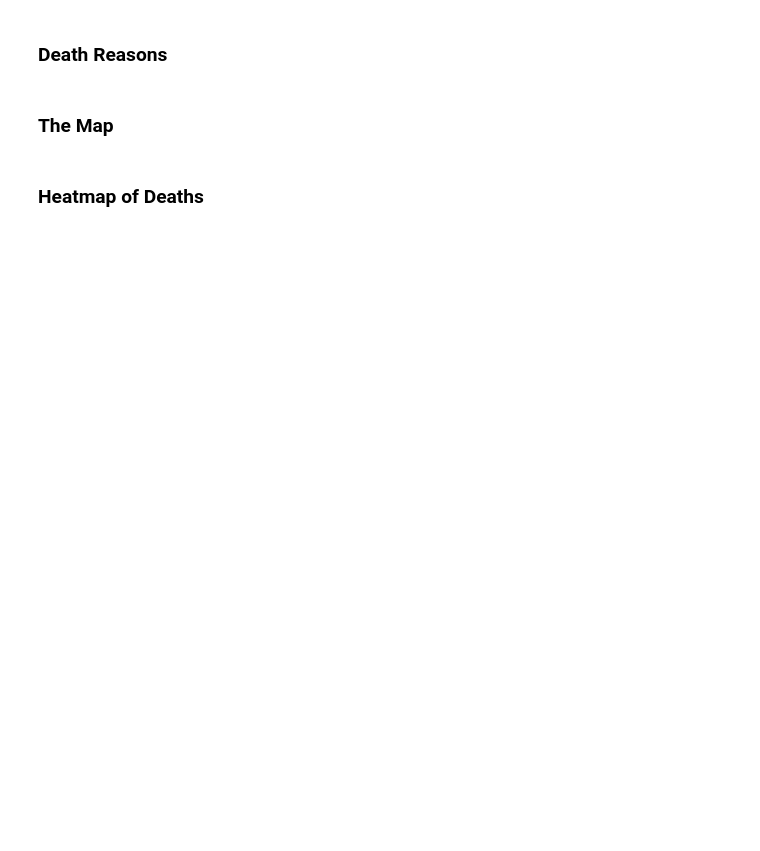
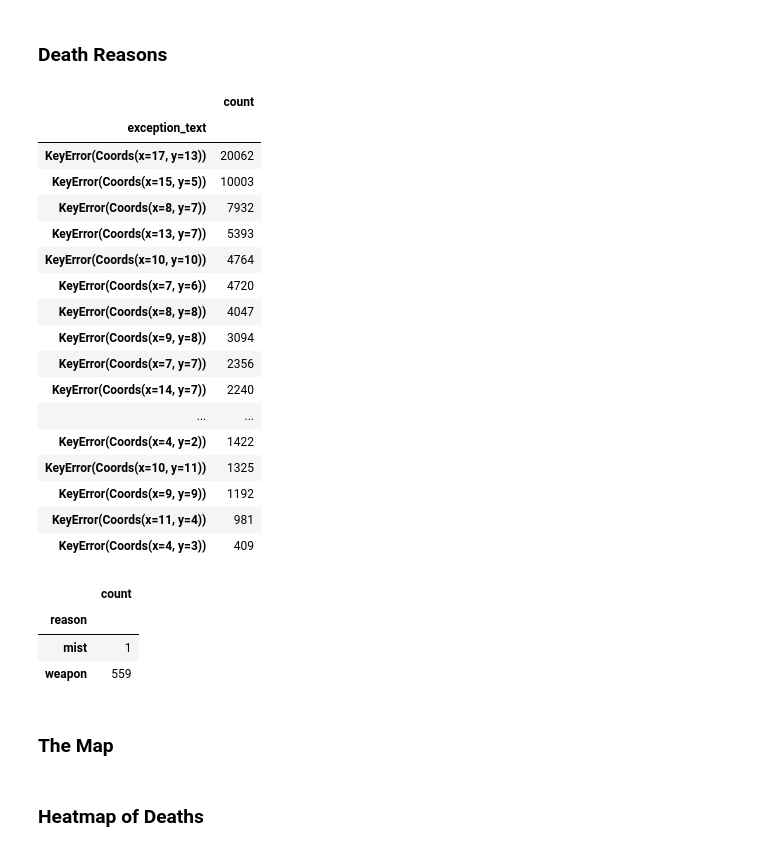
Before and after one commit to filip-komarzyniec/GUPB, a Jupyter notebook: log-parse/log_analyzer.ipynb, the cells around one changed output. Drawn from its saved outputs; the diff is of its cells as text; code cells hidden in the pictures; blank space fills up the shorter version.

```diff
--- a/log-parse/log_analyzer.ipynb
+++ b/log-parse/log_analyzer.ipynb
@@ -223,5 +308,40 @@ _ = plt.ylabel('Episodes')
 # %% [markdown]
 ### Death Reasons
+# %%
+lost_games, fault_games = split_lost_games_based_on_reason(games, bot_name)
+# %%
+fault_df = pd.DataFrame(fault_games)
+fault_df.groupby(['exception_text'])\
+                .agg(count=('game_number', 'count'))\
+                .sort_values(['count'], ascending=False)\
+                .head(25)
+# %% [output]
+|  | count |
+| exception_text |  |
+| KeyError(Coords(x=17, y=13)) | 20062 |
+| KeyError(Coords(x=15, y=5)) | 10003 |
+| KeyError(Coords(x=8, y=7)) | 7932 |
+| KeyError(Coords(x=13, y=7)) | 5393 |
+| KeyError(Coords(x=10, y=10)) | 4764 |
+| KeyError(Coords(x=7, y=6)) | 4720 |
+| KeyError(Coords(x=8, y=8)) | 4047 |
+| KeyError(Coords(x=9, y=8)) | 3094 |
+| KeyError(Coords(x=7, y=7)) | 2356 |
+| KeyError(Coords(x=14, y=7)) | 2240 |
+| ... | ... |
+| KeyError(Coords(x=4, y=2)) | 1422 |
+| KeyError(Coords(x=10, y=11)) | 1325 |
+| KeyError(Coords(x=9, y=9)) | 1192 |
+| KeyError(Coords(x=11, y=4)) | 981 |
+| KeyError(Coords(x=4, y=3)) | 409 |
+# %%
+lost_games_df = pd.DataFrame(lost_games)
+lost_games_df.groupby(['reason']).agg(count=('coords', 'count'))
+# %% [output]
+|  | count |
+| reason |  |
+| mist | 1 |
+| weapon | 559 |
 # %% [markdown]
 ### The Map
 # %% [markdown]
```
Also changed, not shown: parts of 13 cells of this notebook.
